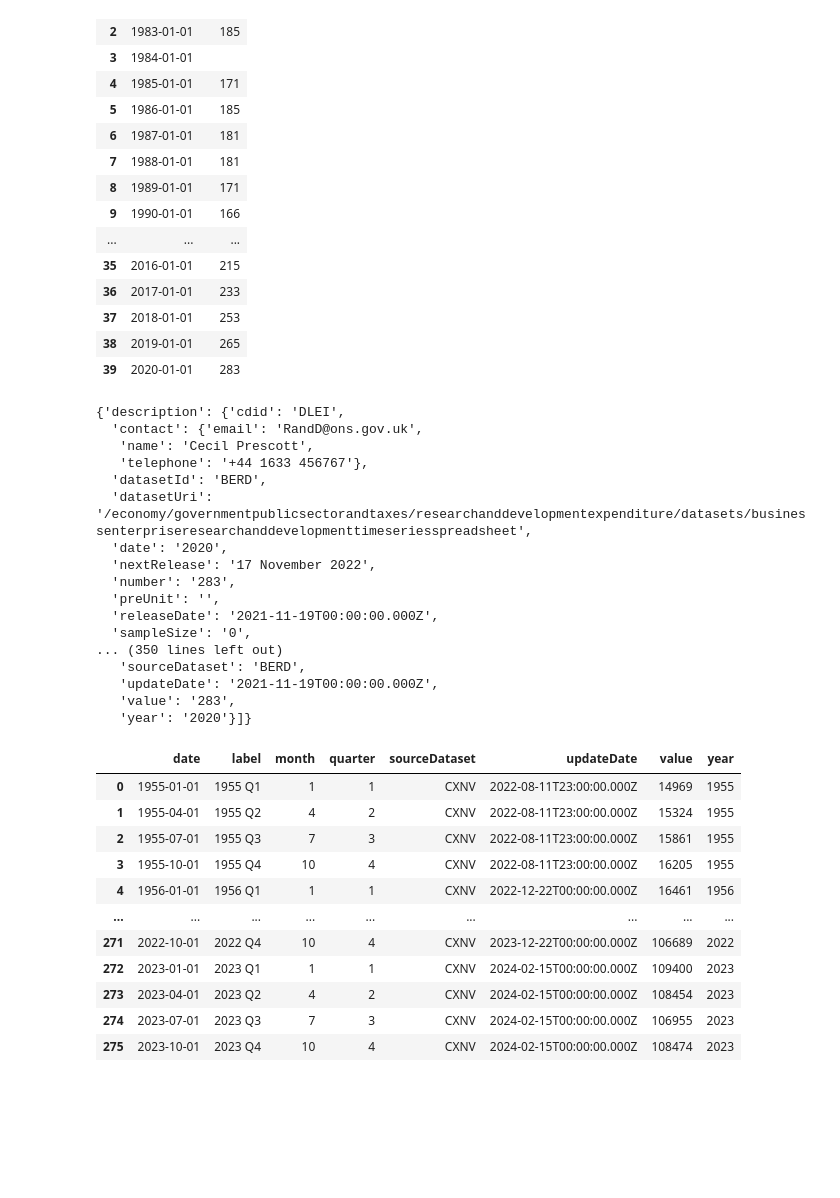
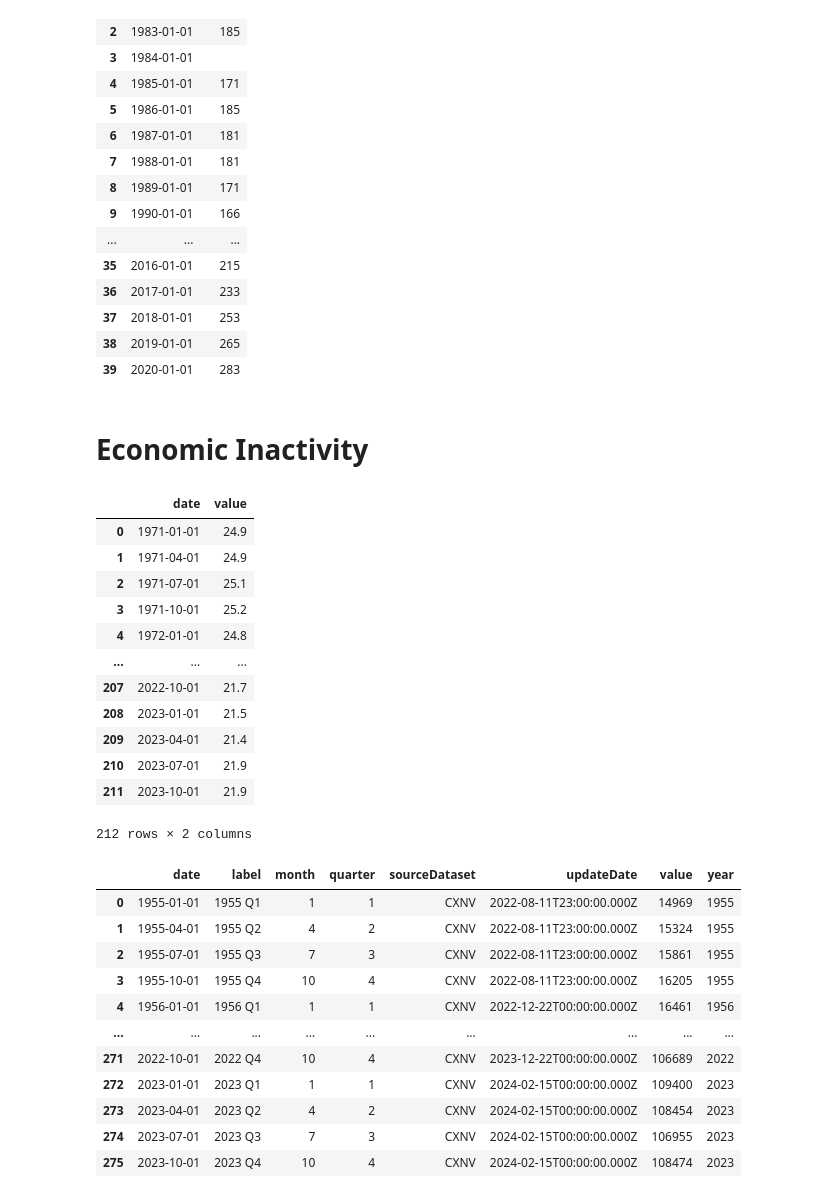
Before and after one commit to FM-ds/GrowthDiagnostics, a Jupyter notebook: Data_Sourcing_Test.ipynb, the cells around one changed output. Cells and saved outputs as stored; diff of their text form; code cells hidden in the pictures; blank space fills up the shorter version.

```diff
--- a/Data_Sourcing_Test.ipynb
+++ b/Data_Sourcing_Test.ipynb
@@ -165,26 +182,29 @@ df
 | 37 | 2018-01-01 | 253 |
 | 38 | 2019-01-01 | 265 |
 | 39 | 2020-01-01 | 283 |
-# %%
-data
-# %% [output]
-{'description': {'cdid': 'DLEI',
-  'contact': {'email': 'RandD@ons.gov.uk',
-   'name': 'Cecil Prescott',
-   'telephone': '+44 1633 456767'},
-  'datasetId': 'BERD',
-  'datasetUri': '/economy/governmentpublicsectorandtaxes/researchanddevelopmentexpenditure/datasets/businessenterpriseresearchanddevelopmenttimeseriesspreadsheet',
-  'date': '2020',
-  'nextRelease': '17 November 2022',
-  'number': '283',
-  'preUnit': '',
-  'releaseDate': '2021-11-19T00:00:00.000Z',
-  'sampleSize': '0',
-... (350 lines left out)
-   'sourceDataset': 'BERD',
-   'updateDate': '2021-11-19T00:00:00.000Z',
-   'value': '283',
-   'year': '2020'}]}
+# %% [markdown]
+# Economic Inactivity
+# %%
+timeseries_id = "LF2S"
+dataset_id = "lms"
+
+clean_ons_series(dataset_id, timeseries_id, parse_quarters, 'quarters').to_csv("cached_data/human_capital/economic_inactivity_16_64.csv", index=False)
+# %%
+clean_ons_series(dataset_id, timeseries_id, parse_quarters, 'quarters')
+# %% [output]
+|  | date | value |
+| 0 | 1971-01-01 | 24.9 |
+| 1 | 1971-04-01 | 24.9 |
+| 2 | 1971-07-01 | 25.1 |
+| 3 | 1971-10-01 | 25.2 |
+| 4 | 1972-01-01 | 24.8 |
+| ... | ... | ... |
+| 207 | 2022-10-01 | 21.7 |
+| 208 | 2023-01-01 | 21.5 |
+| 209 | 2023-04-01 | 21.4 |
+| 210 | 2023-07-01 | 21.9 |
+| 211 | 2023-10-01 | 21.9 |
+212 rows × 2 columns
 # %%
 
 data = data[key]
```
Also changed, not shown: parts of 3 cells of this notebook, 6 other files.
